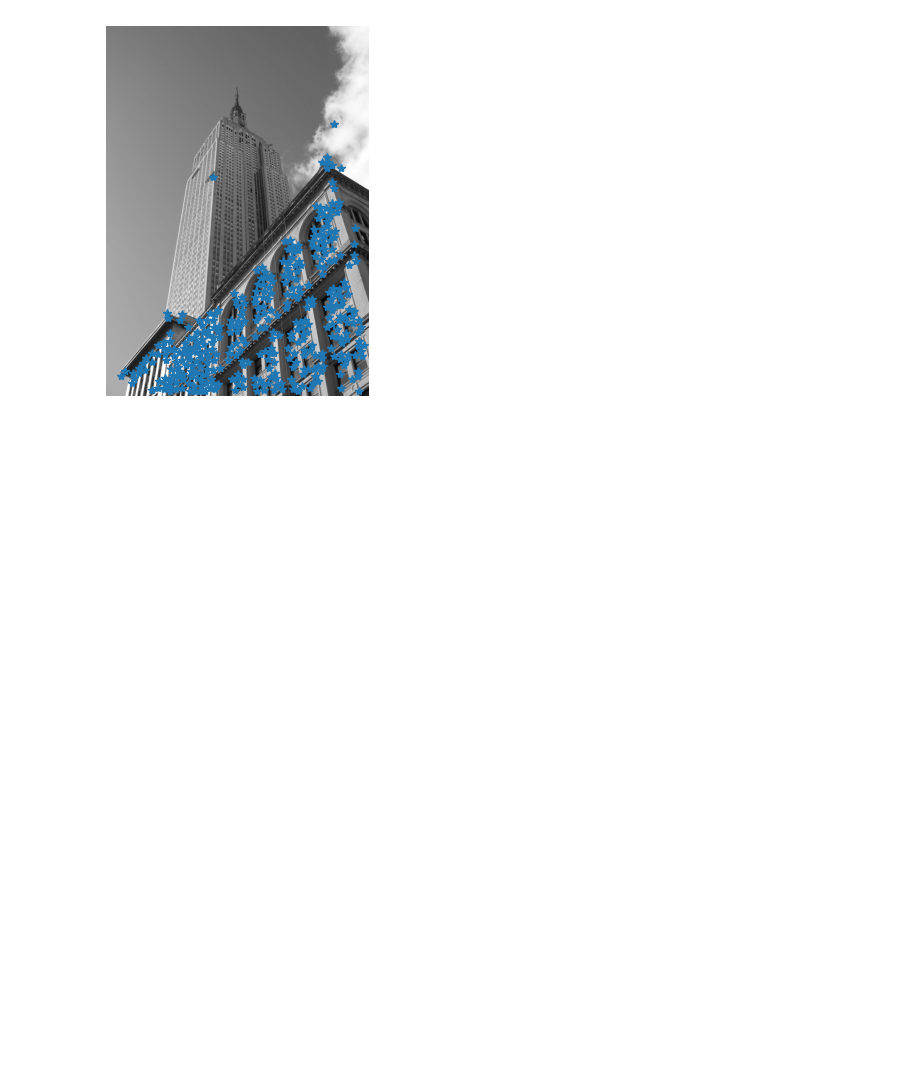
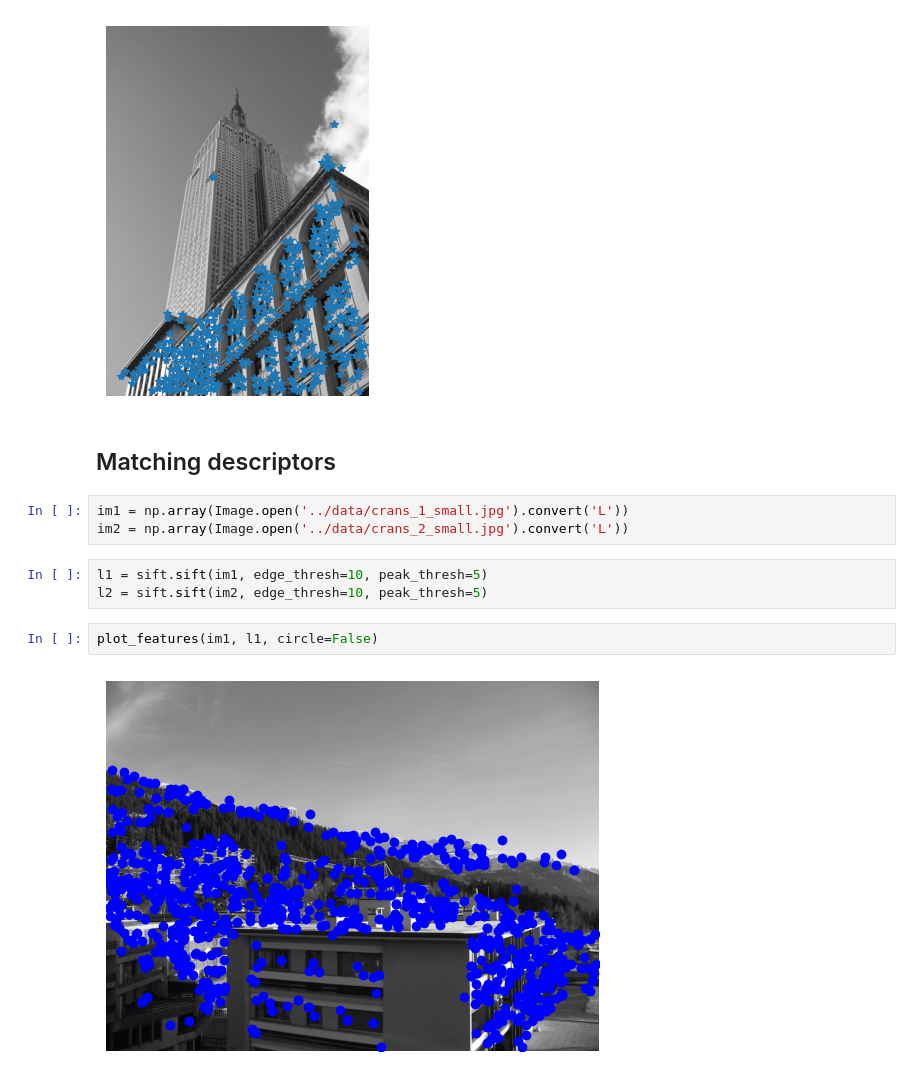
Before and after one commit to joelsnz/computer-vision, a Jupyter notebook: 2_image_descriptors/2_2_SIFT.ipynb, the cells around one changed output. Drawn from its saved outputs; the diff is of its cells as text; blank space fills up the shorter version.

Commit message:
SIFT Descriptors Matching

```diff
--- a/2_image_descriptors/2_2_SIFT.ipynb
+++ b/2_image_descriptors/2_2_SIFT.ipynb
@@ -32,3 +32,15 @@ plot_features(im1, l1, circle=True)
 plot_harris_points(im1, filtered_coords)
 # %% [output]
 [figure]
+# %% [markdown]
+## Matching descriptors
+# %%
+im1 = np.array(Image.open('../data/crans_1_small.jpg').convert('L'))
+im2 = np.array(Image.open('../data/crans_2_small.jpg').convert('L'))
+# %%
+l1 = sift.sift(im1, edge_thresh=10, peak_thresh=5)
+l2 = sift.sift(im2, edge_thresh=10, peak_thresh=5)
+# %%
+plot_features(im1, l1, circle=False)
+# %% [output]
+[figure, added]
```
Also changed, not shown: parts of 3 cells of this notebook, 1 other file.
